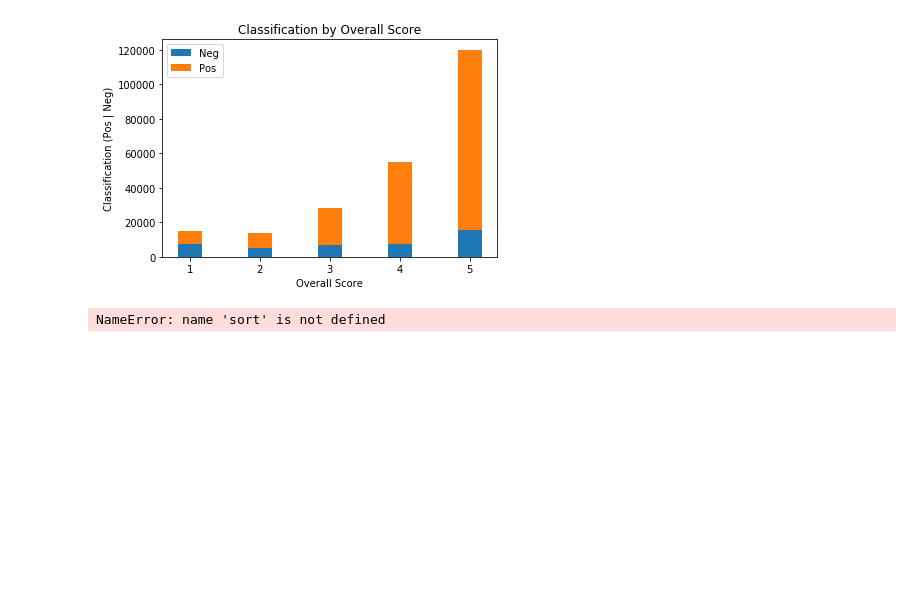
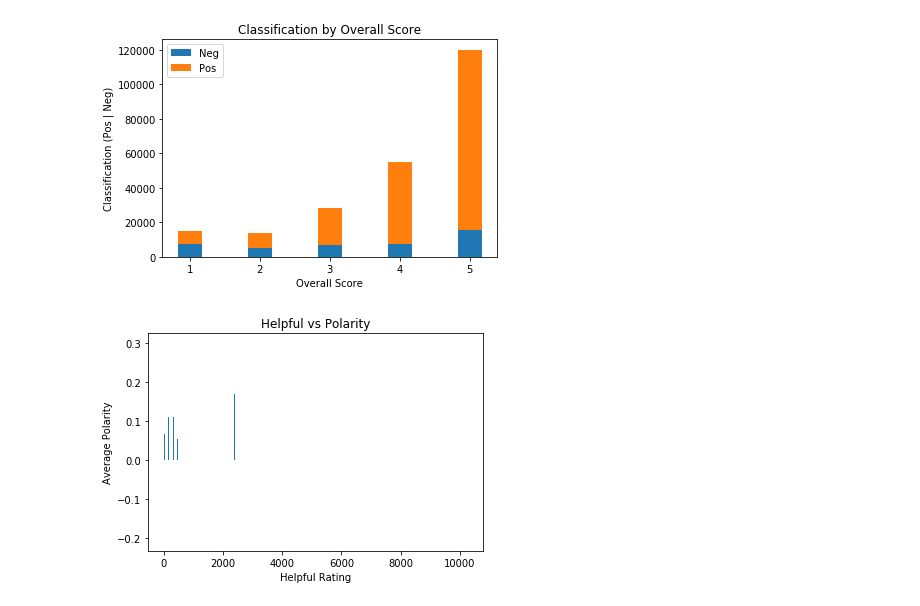
Before and after one commit to Ethan-Arrowood/data-analytics-assignment, a Jupyter notebook: Assignment.ipynb, the cells around one changed output. Drawn from its saved outputs; the diff is of its cells as text; code cells hidden in the pictures; blank space fills up the shorter version.

Commit message:
add some images

```diff
--- a/Assignment.ipynb
+++ b/Assignment.ipynb
@@ -200,34 +200,33 @@ plt.show()
 # Look at objectivity vs helpfulness
 
 import matplotlib.pyplot as plt
-
+from textblob import Blobber
 # trial_df = df[:500]
 
 # In the helpful array:
 # the first value is votes for 'helpful',
 # second value if votes for 'not helpful'
 tb = Blobber()
 df.loc[:,'sentiment'] = df.apply(lambda row: tb(row['reviewText']).sentiment, axis=1)
 
 adjust_helpful_metric = lambda h: h[0]
 data_list = [(adjust_helpful_metric(review['helpful']), review['sentiment']) for i, review in df.iterrows()]
 
 help_vs_pol = dict()
 for entry in data_list:
     if entry[0] in help_vs_pol:
         help_vs_pol[entry[0]] += [entry[1].polarity]
     else:
         help_vs_pol[entry[0]] = [entry[1].polarity]
 
 helpful_ratings = list(help_vs_pol.keys())
-sort(helpful_ratings)
 average_polarity = [np.average(v) for k, v in help_vs_pol.items()]
-
+width = 0.35
 p1 = plt.bar(helpful_ratings, average_polarity, width)
 
 plt.ylabel('Average Polarity')
 plt.title('Helpful vs Polarity')
 plt.xlabel('Helpful Rating')
 plt.show()
 # %% [output]
-NameError: name 'sort' is not defined
+[figure, added]
```
Also changed, not shown: 3 other files.
